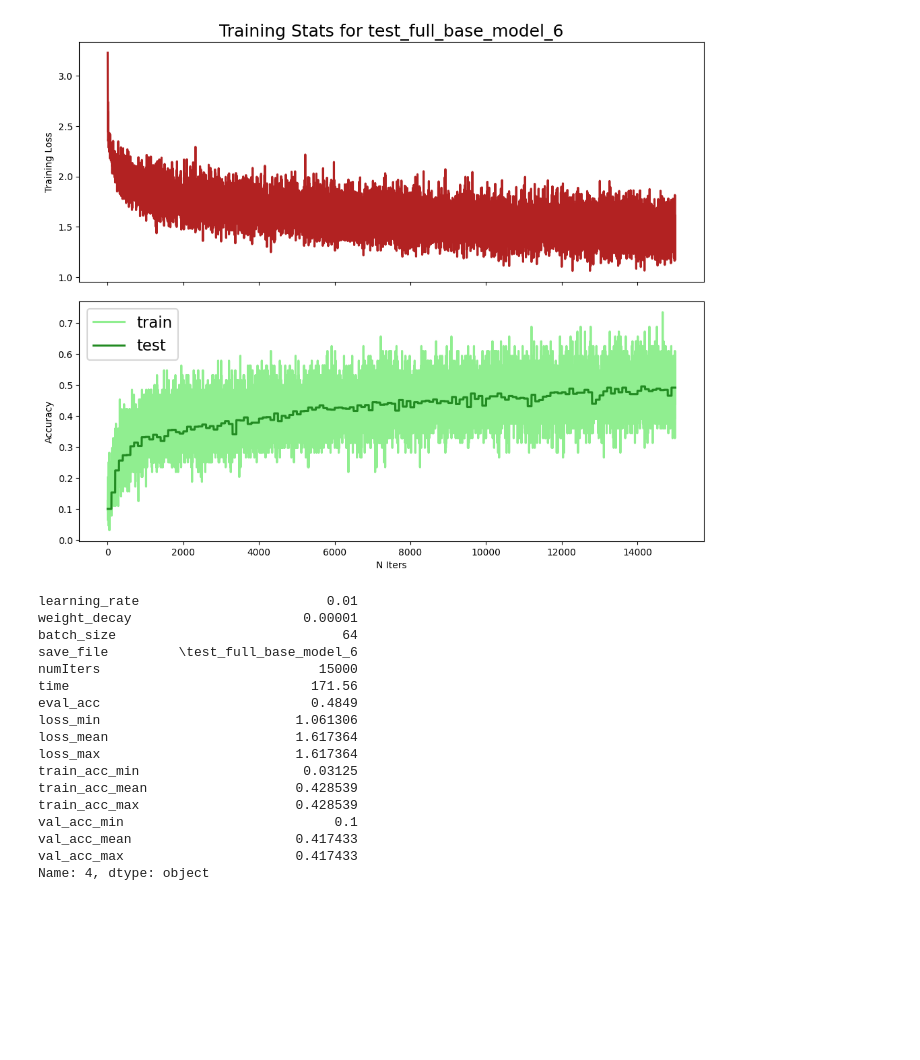
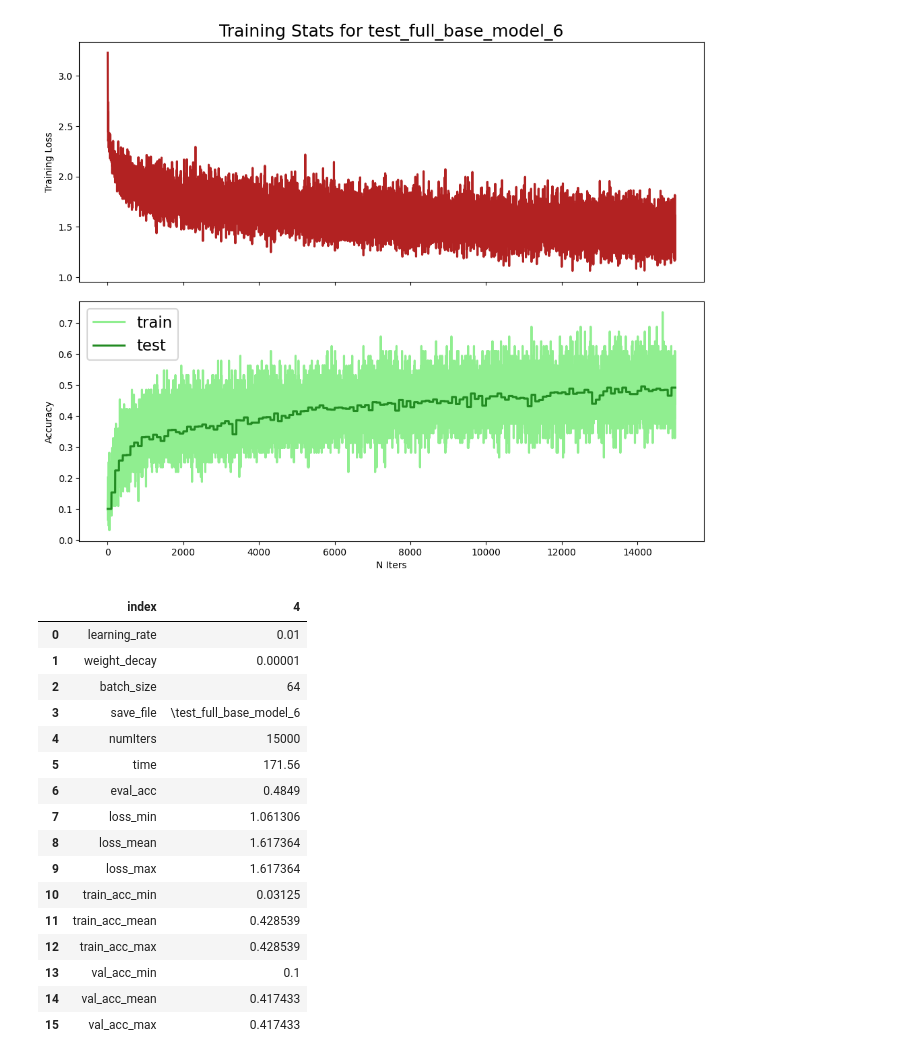
Before and after one commit to jess-breda/COS429, a Jupyter notebook: Assignment_3/initial/full_base_model_summary.ipynb, the cells around one changed output. Drawn from its saved outputs; the diff is of its cells as text; code cells hidden in the pictures; blank space fills up the shorter version.

Commit message:
summary table

```diff
--- a/Assignment_3/initial/full_base_model_summary.ipynb
+++ b/Assignment_3/initial/full_base_model_summary.ipynb
@@ -32,22 +32,22 @@ display.Image(fig_path)
 # %% [output]
 [figure]
 # %%
-summary_df.iloc[max_row]
+summary_df.iloc[max_row].reset_index()
 # %% [output]
-learning_rate                        0.01
-weight_decay                      0.00001
-batch_size                             64
-save_file         \test_full_base_model_6
-numIters                            15000
-time                               171.56
-eval_acc                           0.4849
-loss_min                         1.061306
-loss_mean                        1.617364
-loss_max                         1.617364
-train_acc_min                     0.03125
-train_acc_mean                   0.428539
-train_acc_max                    0.428539
-val_acc_min                           0.1
-val_acc_mean                     0.417433
-val_acc_max                      0.417433
-Name: 4, dtype: object
+|  | index | 4 |
+| 0 | learning_rate | 0.01 |
+| 1 | weight_decay | 0.00001 |
+| 2 | batch_size | 64 |
+| 3 | save_file | \test_full_base_model_6 |
+| 4 | numIters | 15000 |
+| 5 | time | 171.56 |
+| 6 | eval_acc | 0.4849 |
+| 7 | loss_min | 1.061306 |
+| 8 | loss_mean | 1.617364 |
+| 9 | loss_max | 1.617364 |
+| 10 | train_acc_min | 0.03125 |
+| 11 | train_acc_mean | 0.428539 |
+| 12 | train_acc_max | 0.428539 |
+| 13 | val_acc_min | 0.1 |
+| 14 | val_acc_mean | 0.417433 |
+| 15 | val_acc_max | 0.417433 |
```
